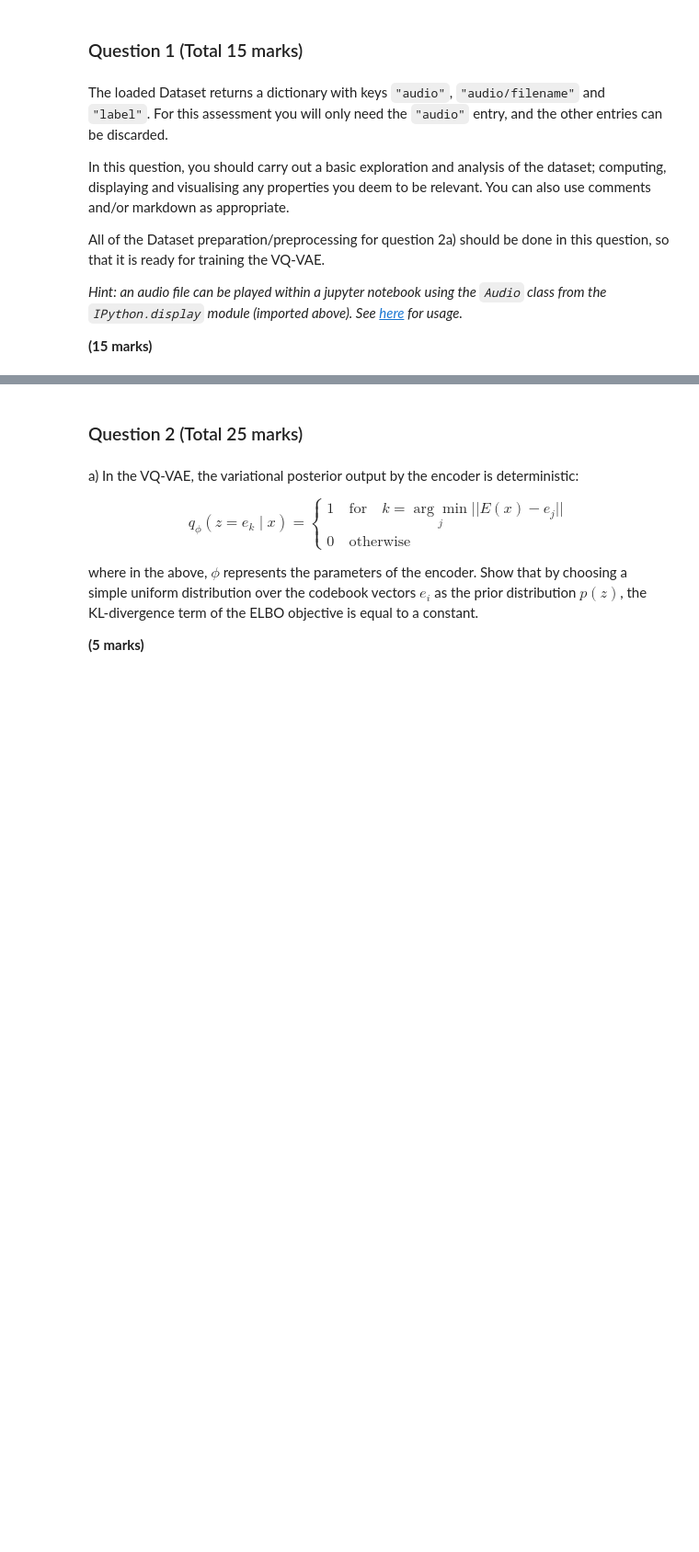
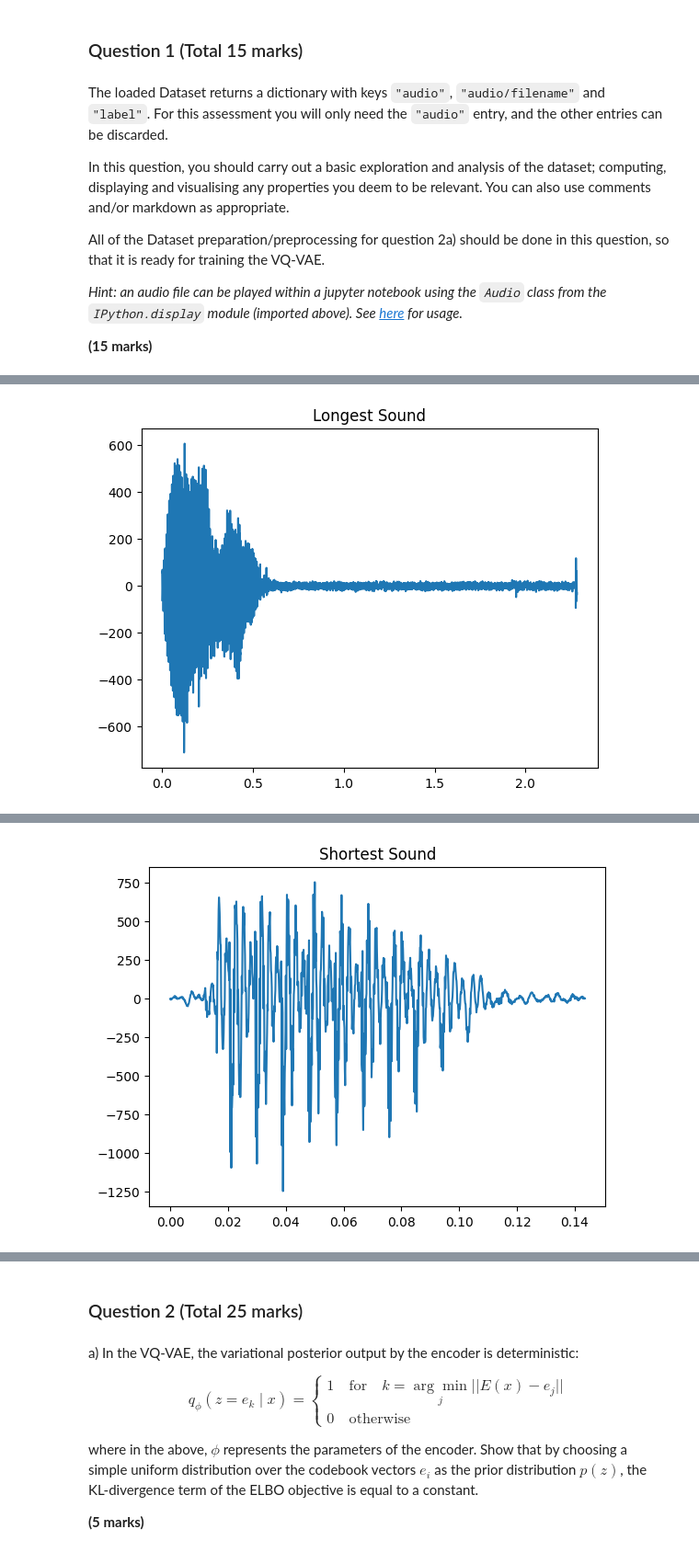
Before and after one commit to frasermartinx/DL, a Jupyter notebook: Week 11/Week 11 Coursework/DL_CW3_02476922.ipynb, the cells around one changed output, grey strips where cells are left out. Shown at 92% size. Cells and saved outputs as stored; diff of their text form; code cells hidden in the pictures; blank space fills up the shorter version.

```diff
--- a/Week 11/Week 11 Coursework/DL_CW3_02476922.ipynb
+++ b/Week 11/Week 11 Coursework/DL_CW3_02476922.ipynb
@@ -88,0 +155,25 @@ _Hint: an audio file can be played within a jupyter notebook using the `Audio` c
+# %%
+#find longest and shortest
+la = np.argmax(lengths)
+for i, ele in enumerate(ds.take(la+1)):
+    if i == la:
+        longest = ele
+display(Audio(longest,rate = sr,autoplay=True))
+
+time = np.linspace(0,len(longest)/sr,len(longest))
+plt.plot(time, longest)
+plt.title("Longest Sound")
+plt.show()
+
+#shortest
+sa = np.argmin(lengths)
+for i, ele in enumerate(ds.take(sa+1)):
+    if i == sa:
+        shortest = ele
+display(Audio(shortest,rate = sr,autoplay=True))
+
+time = np.linspace(0,len(shortest)/sr,len(shortest))
+plt.plot(time, shortest)
+plt.title("Shortest Sound")
+plt.show()
+# %% [output]
@@ -88,0 +181 @@ _Hint: an audio file can be played within a jupyter notebook using the `Audio` c
+[figure, added]
@@ -88,0 +183 @@ _Hint: an audio file can be played within a jupyter notebook using the `Audio` c
+[figure, added]
```
Also changed, not shown: parts of 37 cells of this notebook, 5 other files.
